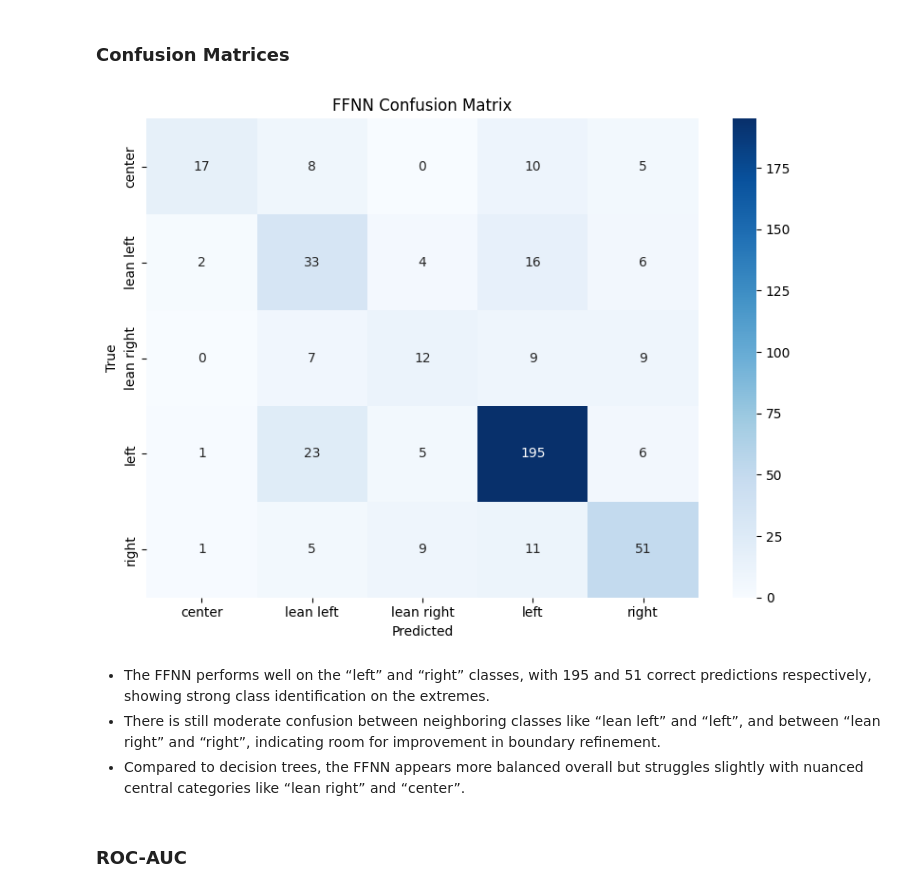
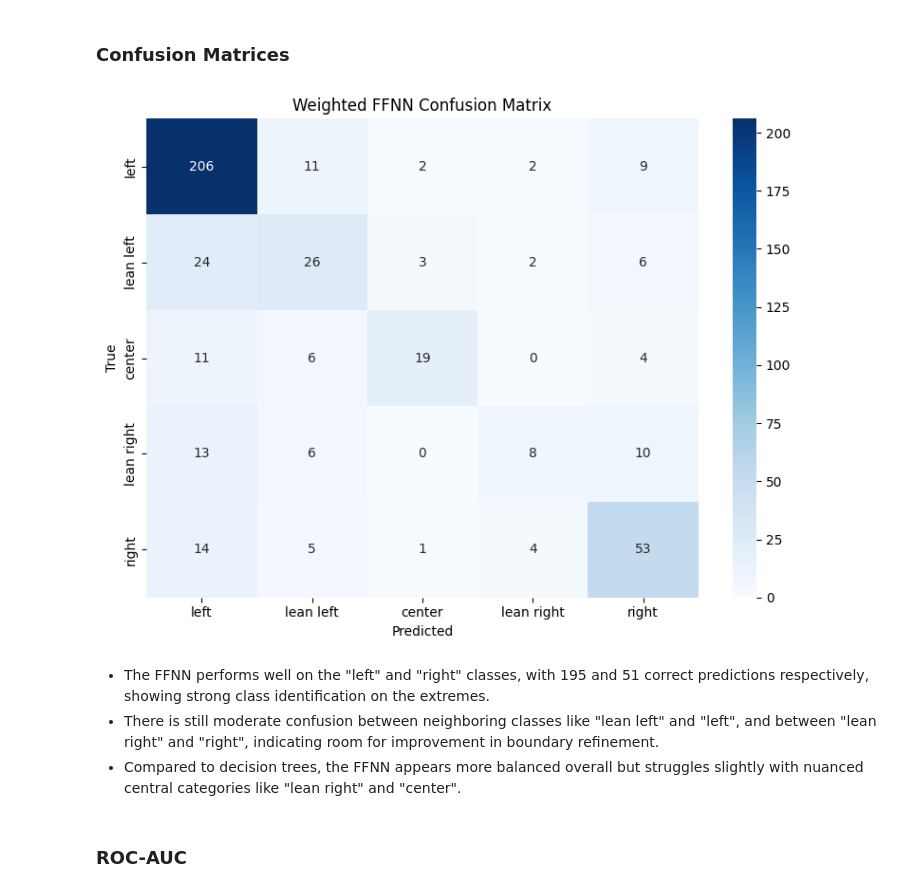
Before and after one commit to foongming/CS5242Project, a Jupyter notebook: FFNN.ipynb, the cells around one changed output. Saved outputs shown, nothing was run; the diff lists cells and outputs as text; code cells hidden in the pictures.

```diff
--- a/FFNN.ipynb
+++ b/FFNN.ipynb
@@ -75,5 +75,7 @@ Counter({3: 920, 4: 305, 1: 244, 0: 162, 2: 148})
 # %%
-class_counts = torch.tensor([162, 244, 148, 920, 305], dtype=torch.float)
+# Class weights
+class_counts = np.bincount(y_train)
+class_counts = torch.tensor(class_counts, dtype=torch.float)
 weights = 1. / class_counts
 weights = weights / weights.sum()
 # %% [markdown]
@@ -103,8 +102,8 @@ We fixed the TD-IDF parameters to the same hyper parameters obtained when tuning
 # Grid search parameters
 param_grid = {
     'module__hidden_dim': [128, 256, 512],
-    'lr': [1e-3, 5e-4],
-    'batch_size': [32, 64],
+    'lr': [0.0005, 0.001, 0.01],
+    'batch_size': [16, 32, 64],
     'max_epochs': [5, 10]
 }
 # %%
@@ -182,21 +180,26 @@ This shows that while the FFNN is effective overall, it continues to struggle wi
 # %% [markdown]
 ### Confusion Matrices
 # %%
-# Confusion Matrix
-cm = confusion_matrix(y_test, preds)
+label_order = ['left', 'lean left', 'center', 'lean right', 'right']
+label_indices = [np.where(label_encoder.classes_ == label)[0][0] for label in label_order]
+
+#cm = confusion_matrix(y_test_np, y_pred, labels=label_indices)
+cm = confusion_matrix(y_test, preds, labels=label_indices)
+
 plt.figure(figsize=(8, 6))
-sns.heatmap(cm, annot=True, fmt='d', cmap='Blues', xticklabels=label_encoder.classes_, yticklabels=label_encoder.classes_)
+sns.heatmap(cm, annot=True, fmt='d', cmap='Blues',
+            xticklabels=label_order, yticklabels=label_order)
 plt.xlabel('Predicted')
 plt.ylabel('True')
-plt.title('FFNN Confusion Matrix')
+plt.title('Weighted FFNN Confusion Matrix')
 plt.tight_layout()
 plt.show()
 # %% [output]
-[figure, old version]
+[figure, new version]
 # %% [markdown]
-- The FFNN performs well on the “left” and “right” classes, with 195 and 51 correct predictions respectively, showing strong class identification on the extremes.
-- There is still moderate confusion between neighboring classes like “lean left” and “left”, and between “lean right” and “right”, indicating room for improvement in boundary refinement.
-- Compared to decision trees, the FFNN appears more balanced overall but struggles slightly with nuanced central categories like “lean right” and “center”.
+- The FFNN performs well on the "left" and "right" classes, with 195 and 51 correct predictions respectively, showing strong class identification on the extremes.
+- There is still moderate confusion between neighboring classes like "lean left" and "left", and between "lean right" and "right", indicating room for improvement in boundary refinement.
+- Compared to decision trees, the FFNN appears more balanced overall but struggles slightly with nuanced central categories like "lean right" and "center".
 # %% [markdown]
 ### ROC-AUC
 # %%
```
Also changed, not shown: parts of 14 cells of this notebook, 2 other files.
